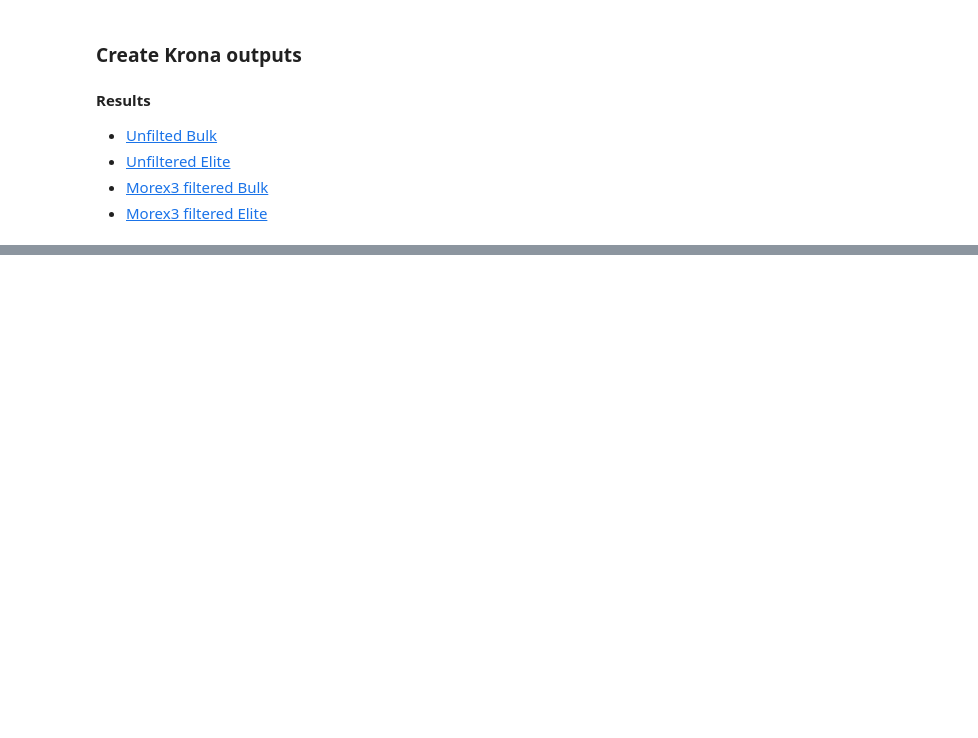
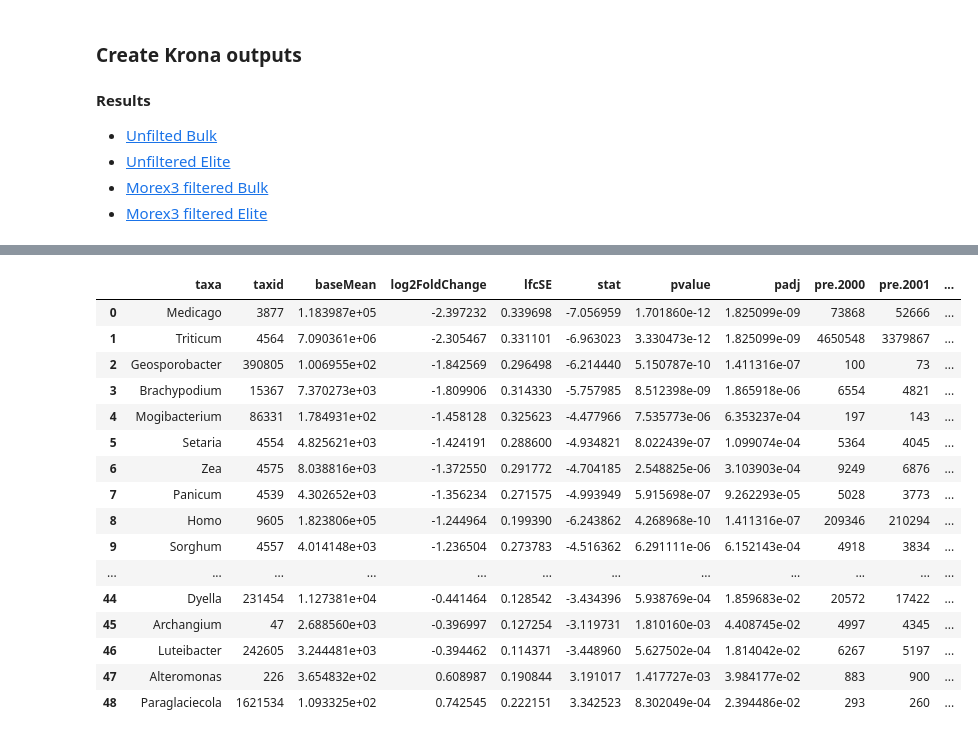
Before and after one commit to jamesabbott/JCA_host_filtering, a Jupyter notebook: host_filter.ipynb, the cells around one changed output, grey strips where cells are left out. Saved outputs shown, nothing was run; the diff lists cells and outputs as text; code cells hidden in the pictures; blank space fills up the shorter version.

```diff
--- a/host_filter.ipynb
+++ b/host_filter.ipynb
@@ -205,0 +194,21 @@ __Results__
+# %%
+bulk_deseq=pd.read_csv('deseq2/bulk.txt',sep="\t")
+bulk_deseq
+# %% [output]
+|  | taxa | taxid | baseMean | log2FoldChange | lfcSE | stat | pvalue | padj | pre.2000 | pre.2001 | ... |
+| 0 | Medicago | 3877 | 1.183987e+05 | -2.397232 | 0.339698 | -7.056959 | 1.701860e-12 | 1.825099e-09 | 73868 | 52666 | ... |
+| 1 | Triticum | 4564 | 7.090361e+06 | -2.305467 | 0.331101 | -6.963023 | 3.330473e-12 | 1.825099e-09 | 4650548 | 3379867 | ... |
+| 2 | Geosporobacter | 390805 | 1.006955e+02 | -1.842569 | 0.296498 | -6.214440 | 5.150787e-10 | 1.411316e-07 | 100 | 73 | ... |
+| 3 | Brachypodium | 15367 | 7.370273e+03 | -1.809906 | 0.314330 | -5.757985 | 8.512398e-09 | 1.865918e-06 | 6554 | 4821 | ... |
+| 4 | Mogibacterium | 86331 | 1.784931e+02 | -1.458128 | 0.325623 | -4.477966 | 7.535773e-06 | 6.353237e-04 | 197 | 143 | ... |
+| 5 | Setaria | 4554 | 4.825621e+03 | -1.424191 | 0.288600 | -4.934821 | 8.022439e-07 | 1.099074e-04 | 5364 | 4045 | ... |
+| 6 | Zea | 4575 | 8.038816e+03 | -1.372550 | 0.291772 | -4.704185 | 2.548825e-06 | 3.103903e-04 | 9249 | 6876 | ... |
+| 7 | Panicum | 4539 | 4.302652e+03 | -1.356234 | 0.271575 | -4.993949 | 5.915698e-07 | 9.262293e-05 | 5028 | 3773 | ... |
+| 8 | Homo | 9605 | 1.823806e+05 | -1.244964 | 0.199390 | -6.243862 | 4.268968e-10 | 1.411316e-07 | 209346 | 210294 | ... |
+| 9 | Sorghum | 4557 | 4.014148e+03 | -1.236504 | 0.273783 | -4.516362 | 6.291111e-06 | 6.152143e-04 | 4918 | 3834 | ... |
+| ... | ... | ... | ... | ... | ... | ... | ... | ... | ... | ... | ... |
+| 44 | Dyella | 231454 | 1.127381e+04 | -0.441464 | 0.128542 | -3.434396 | 5.938769e-04 | 1.859683e-02 | 20572 | 17422 | ... |
+| 45 | Archangium | 47 | 2.688560e+03 | -0.396997 | 0.127254 | -3.119731 | 1.810160e-03 | 4.408745e-02 | 4997 | 4345 | ... |
+| 46 | Luteibacter | 242605 | 3.244481e+03 | -0.394462 | 0.114371 | -3.448960 | 5.627502e-04 | 1.814042e-02 | 6267 | 5197 | ... |
+| 47 | Alteromonas | 226 | 3.654832e+02 | 0.608987 | 0.190844 | 3.191017 | 1.417727e-03 | 3.984177e-02 | 883 | 900 | ... |
+| 48 | Paraglaciecola | 1621534 | 1.093325e+02 | 0.742545 | 0.222151 | 3.342523 | 8.302049e-04 | 2.394486e-02 | 293 | 260 | ... |
```
Also changed, not shown: parts of 19 cells of this notebook, 1 other file.
